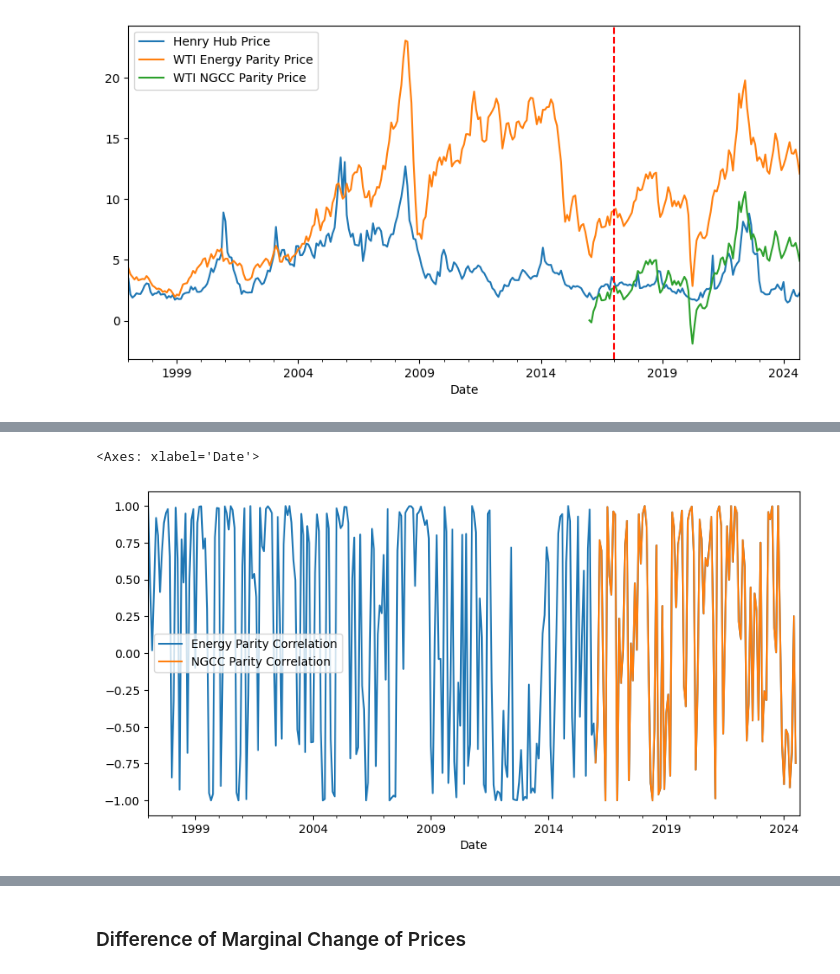
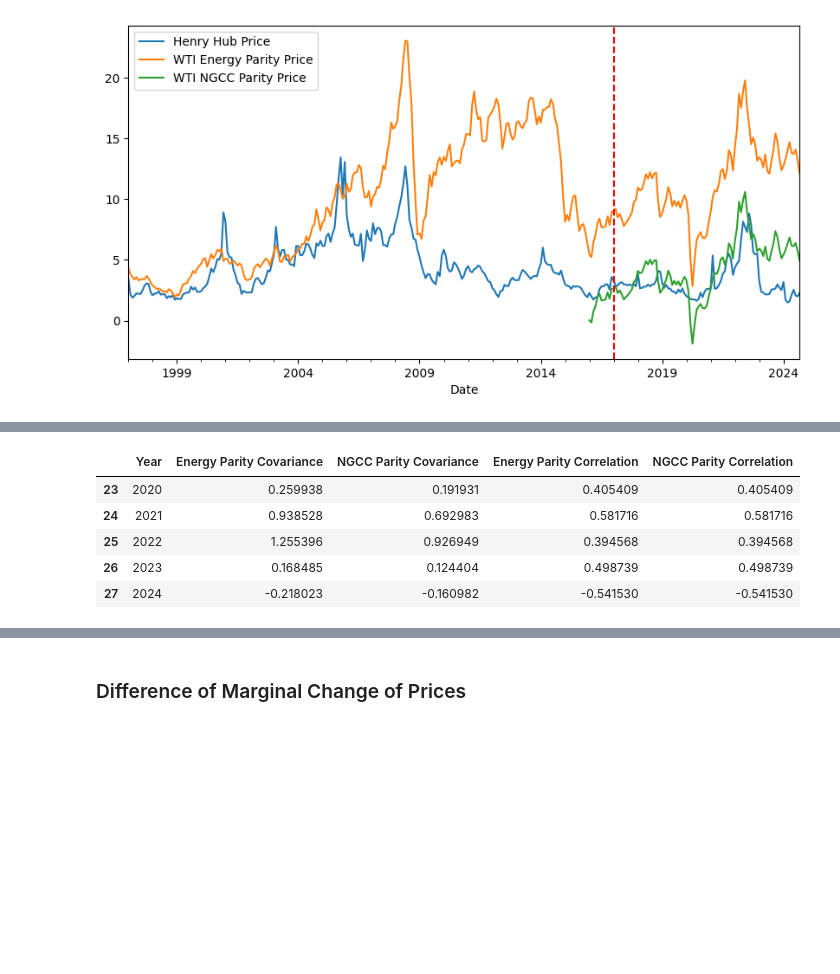
Before and after one commit to kevivuu/ECON323-project, a Jupyter notebook: Final Project.ipynb, the cells around one changed output, grey strips where cells are left out. Cells and saved outputs as stored; diff of their text form; code cells hidden in the pictures; blank space fills up the shorter version.

```diff
--- a/Final Project.ipynb
+++ b/Final Project.ipynb
@@ -142,7 +130,22 @@ prices.head()
-# %%
-prices.plot('Date',
-            ['Energy Parity Correlation', 'NGCC Parity Correlation'],
-             figsize = (10,5))
-# %% [output]
-<Axes: xlabel='Date'>
-[figure, removed]
+# %%
+prices['Year'] = prices['Date'].dt.year
+
+yearly_cov = prices.groupby('Year').apply(
+    lambda x: pd.Series({
+        'Energy Parity Covariance': x['Henry Hub Price'].cov(x['WTI Energy Parity Price']),
+        'NGCC Parity Covariance': x['Henry Hub Price'].cov(x['WTI NGCC Parity Price']),
+        'Energy Parity Correlation': x['Henry Hub Price'].corr(x['WTI Energy Parity Price']),
+        'NGCC Parity Correlation': x['Henry Hub Price'].corr(x['WTI NGCC Parity Price'])
+    })
+    )
+
+yearly_cov = yearly_cov.reset_index()
+
+yearly_cov.tail()
+# %% [output]
+|  | Year | Energy Parity Covariance | NGCC Parity Covariance | Energy Parity Correlation | NGCC Parity Correlation |
+| 23 | 2020 | 0.259938 | 0.191931 | 0.405409 | 0.405409 |
+| 24 | 2021 | 0.938528 | 0.692983 | 0.581716 | 0.581716 |
+| 25 | 2022 | 1.255396 | 0.926949 | 0.394568 | 0.394568 |
+| 26 | 2023 | 0.168485 | 0.124404 | 0.498739 | 0.498739 |
+| 27 | 2024 | -0.218023 | -0.160982 | -0.541530 | -0.541530 |
```
Also changed, not shown: parts of 4 cells of this notebook.
